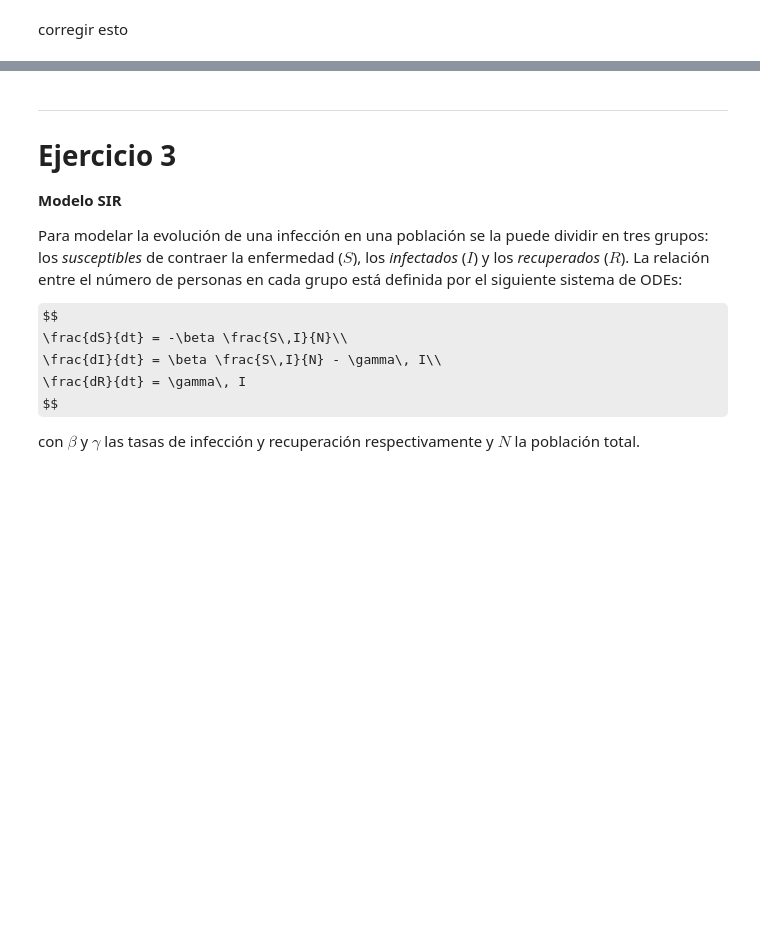
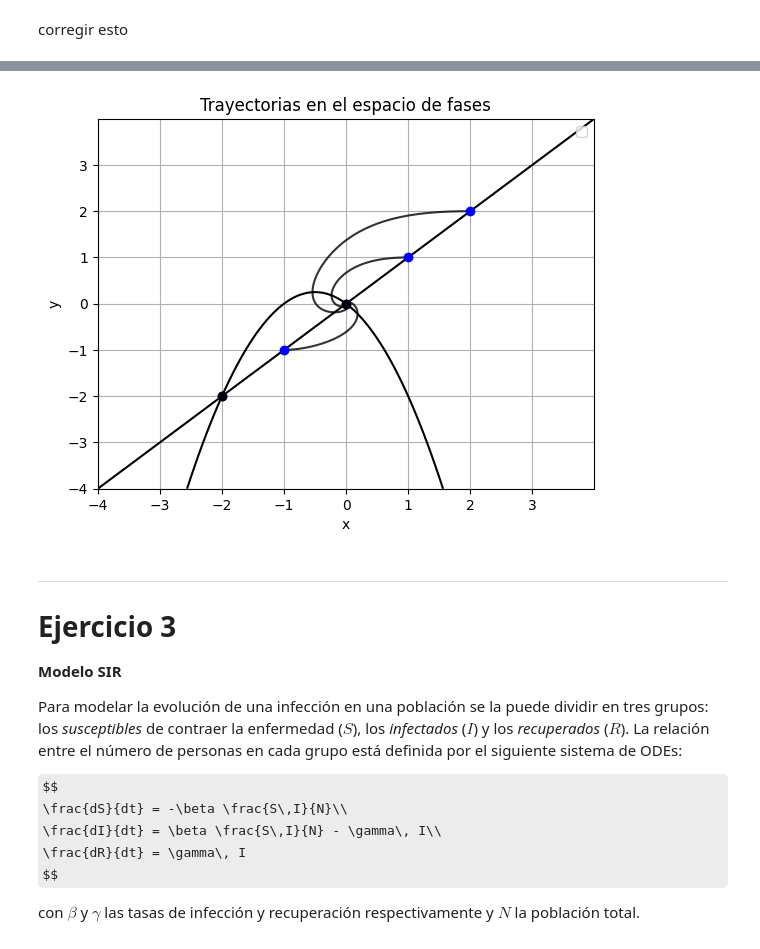
Before and after one commit to lmendezayl/modelado-continuo, a Jupyter notebook: trabajos-practicos/TP1IMC2025_MENDEZ_STANGALINI_DRELEWICZ.ipynb, the cells around one changed output, grey strips where cells are left out. Saved outputs shown, nothing was run; the diff lists cells and outputs as text; code cells hidden in the pictures; some formulas as TeX source; blank space fills up the shorter version.

```diff
--- a/trabajos-practicos/TP1IMC2025_MENDEZ_STANGALINI_DRELEWICZ.ipynb
+++ b/trabajos-practicos/TP1IMC2025_MENDEZ_STANGALINI_DRELEWICZ.ipynb
@@ -495,3 +499,37 @@ plt.show()
+# %%
+from scipy.integrate import solve_ivp
+# Definimos el rango de tiempo para la integración
+
+dt = 0.01
+t_span = (0, 5)  # Integramos de t=0 a t=10
+t = np.arange(t_span[0], t_span[1]+dt, step=dt)
+
+X, Y = np.meshgrid(np.arange(-4, 4, .01), np.arange(-4, 4, .01))
+DFx, DFy = F(0, [X, Y]) # t=0
+
+# Graficamos las nulclinas nuevamente como referencia
+plt.contour(X, Y, DFx, levels=[0], colors=['black'])
+plt.contour(X, Y, DFy, levels=[0], colors=['black'])
+
+# Graficamos los puntos fijos
+x0s, y0s = np.array([-2, -1, 0, 1, 2]), np.array([-2, -1, 0, 1, 2])
+for ci in zip(x0s, y0s):
+    sol = solve_ivp(F, t_span, ci, atol=1e-9, rtol=1e-8, max_step=0.1)
+    plt.plot(sol.y[0], sol.y[1], 'k', alpha=0.8)
+    plt.plot(ci[0], ci[1], 'bo')
+    #terminar este for loop
+
+plt.colorbar(strm.lines)
+plt.plot(0,0, marker='o', color="black")
+plt.plot(-2,-2, marker='o', color="black")
+plt.xlabel("x")
+plt.ylabel("y")
+plt.title("Trayectorias en el espacio de fases")
+plt.legend()
+plt.grid()
+plt.show()
+# %% [output]
+[figure, added]
 # %% [markdown]
 ---
 # Ejercicio 3
```
Also changed, not shown: parts of 5 cells of this notebook.
